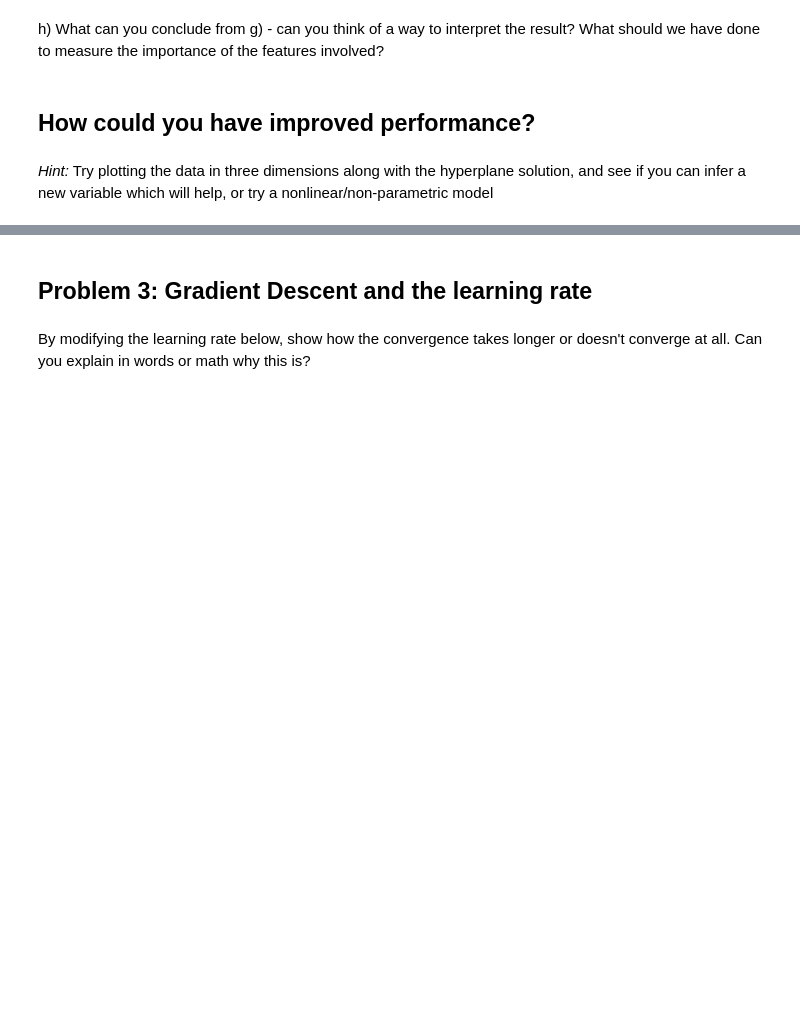
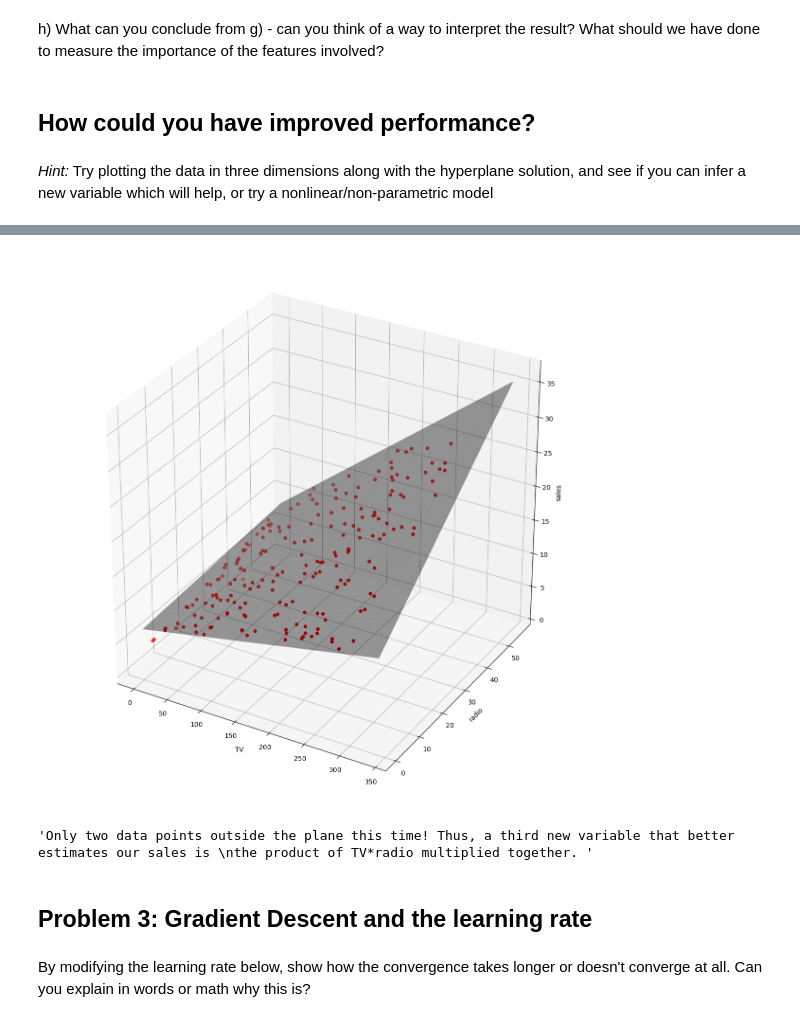
Before and after one commit to Columbia-Intro-Data-Science/python-introduction-aec2206, a Jupyter notebook: Homework1.ipynb, the cells around one changed output, grey strips where cells are left out. Cells and saved outputs as stored; diff of their text form; code cells hidden in the pictures; blank space fills up the shorter version.

```diff
--- a/Homework1.ipynb
+++ b/Homework1.ipynb
@@ -422,3 +452,42 @@ plt.show()
+# %%
+#What about multiplying TV and radio
+X['TV*radio']=X['TV']*X['radio']
+
+df_3dfixed = pd.read_csv('http://www-bcf.usc.edu/~gareth/ISL/Advertising.csv', index_col=0)
+
+model = sm.ols(formula='sales ~ TV * radio', data = df_3dfixed)
+fit = model.fit()
+
+fig = plt.figure(figsize=(15,15))
+axis = fig.add_subplot(111, projection='3d')
+
+x_axis = np.arange(0, 350, 20)
+y_axis = np.arange(0, 60, 4)
+x_axis, y_axis = np.meshgrid(x_axis, y_axis)
+
+exog = pd.core.frame.DataFrame({'TV': x_axis.ravel(), 'radio': y_axis.ravel()})
+out = fit.predict(exog = exog)
+axis.plot_surface(x_axis, y_axis,
+                out.reshape(x_axis.shape),
+                rstride=1,
+                cstride=1,
+                color='None',
+                alpha = 0.4)
+
+axis.scatter(df_3d['TV'], df_3d['radio'], df_3d['sales'], c='red', marker='o')
+
+axis.set_xlabel('TV')
+axis.set_ylabel('radio')
+axis.set_zlabel('sales')
+
+plt.show()
+# %% [output]
+[figure, added]
+# %%
+"""Only two data points outside the plane this time! Thus, a third new variable that better estimates our sales is
+the product of TV*radio multiplied together. """
+# %% [output]
+'Only two data points outside the plane this time! Thus, a third new variable that better estimates our sales is \nthe product of TV*radio multiplied together. '
 # %% [markdown]
 ## Problem 3:  Gradient Descent and the learning rate
 # %% [markdown]
```
Also changed, not shown: parts of 24 cells of this notebook.
